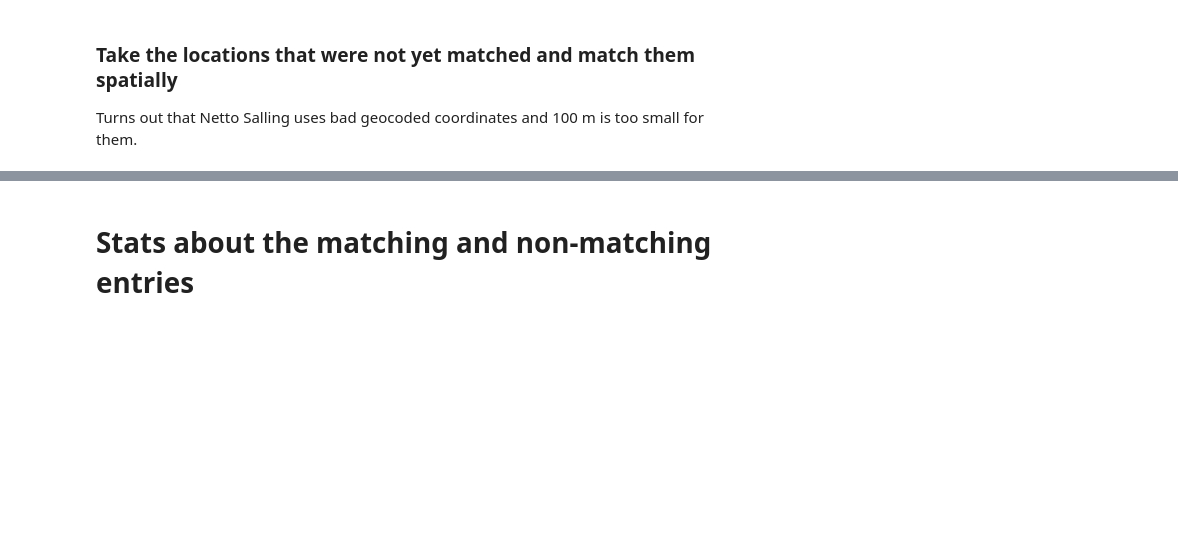
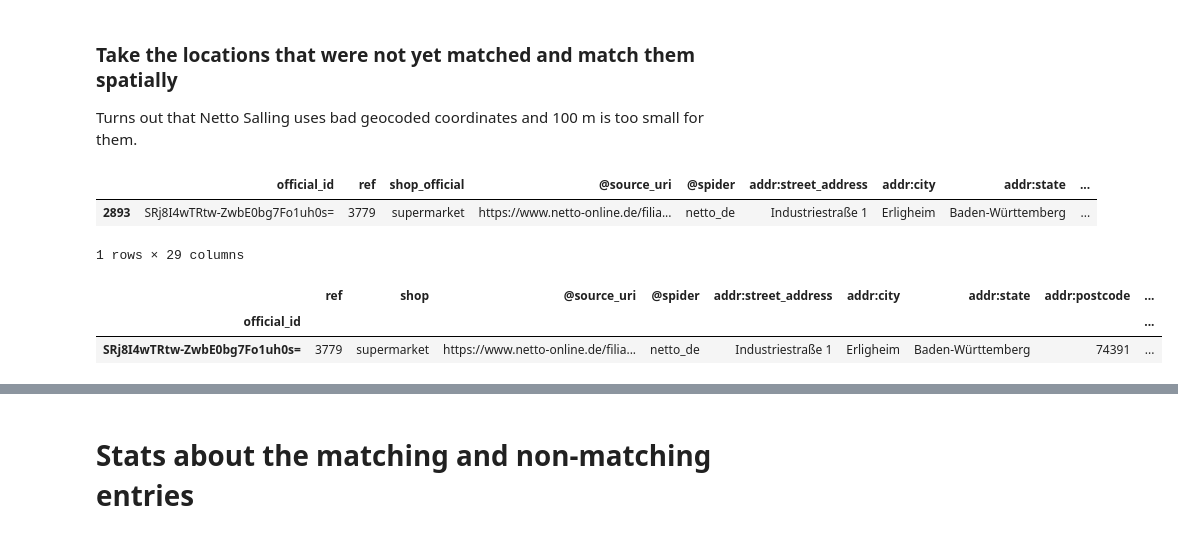
Before and after one commit to hfs/osm-netto, a Jupyter notebook: netto.ipynb, the cells around one changed output, grey strips where cells are left out. Saved outputs shown, nothing was run; the diff lists cells and outputs as text; code cells hidden in the pictures; blank space fills up the shorter version.

```diff
--- a/netto.ipynb
+++ b/netto.ipynb
@@ -393,6 +392,18 @@ website_osm_distance[website_osm_distance <= 200].hist(bins=25)
 Turns out that Netto Salling uses bad geocoded coordinates and 100 m is too small for them.
 # %%
 MAX_DISTANCE=250
+# %%
+website_match[website_match["osm_id"]=="node/330548025"]
+# %% [output]
+|  | official_id | ref | shop_official | @source_uri | @spider | addr:street_address | addr:city | addr:state | ... |
+| 2893 | SRj8I4wTRtw-ZwbE0bg7Fo1uh0s= | 3779 | supermarket | https://www.netto-online.de/filia... | netto_de | Industriestraße 1 | Erligheim | Baden-Württemberg | ... |
+1 rows × 29 columns
+# %%
+official_both[official_both["ref"] == "3779"]
+# %% [output]
+|  | ref | shop | @source_uri | @spider | addr:street_address | addr:city | addr:state | addr:postcode | ... |
+| official_id |  |  |  |  |  |  |  |  | ... |
+| SRj8I4wTRtw-ZwbE0bg7Fo1uh0s= | 3779 | supermarket | https://www.netto-online.de/filia... | netto_de | Industriestraße 1 | Erligheim | Baden-Württemberg | 74391 | ... |
 # %%
 official_not_yet_matched = official_both[~(official_both.index.isin(website_match["official_id"]))].copy()
 official_not_yet_matched["geometry_official"] = official_not_yet_matched["geometry"]
```
Also changed, not shown: parts of 9 cells of this notebook, 1 other file.
